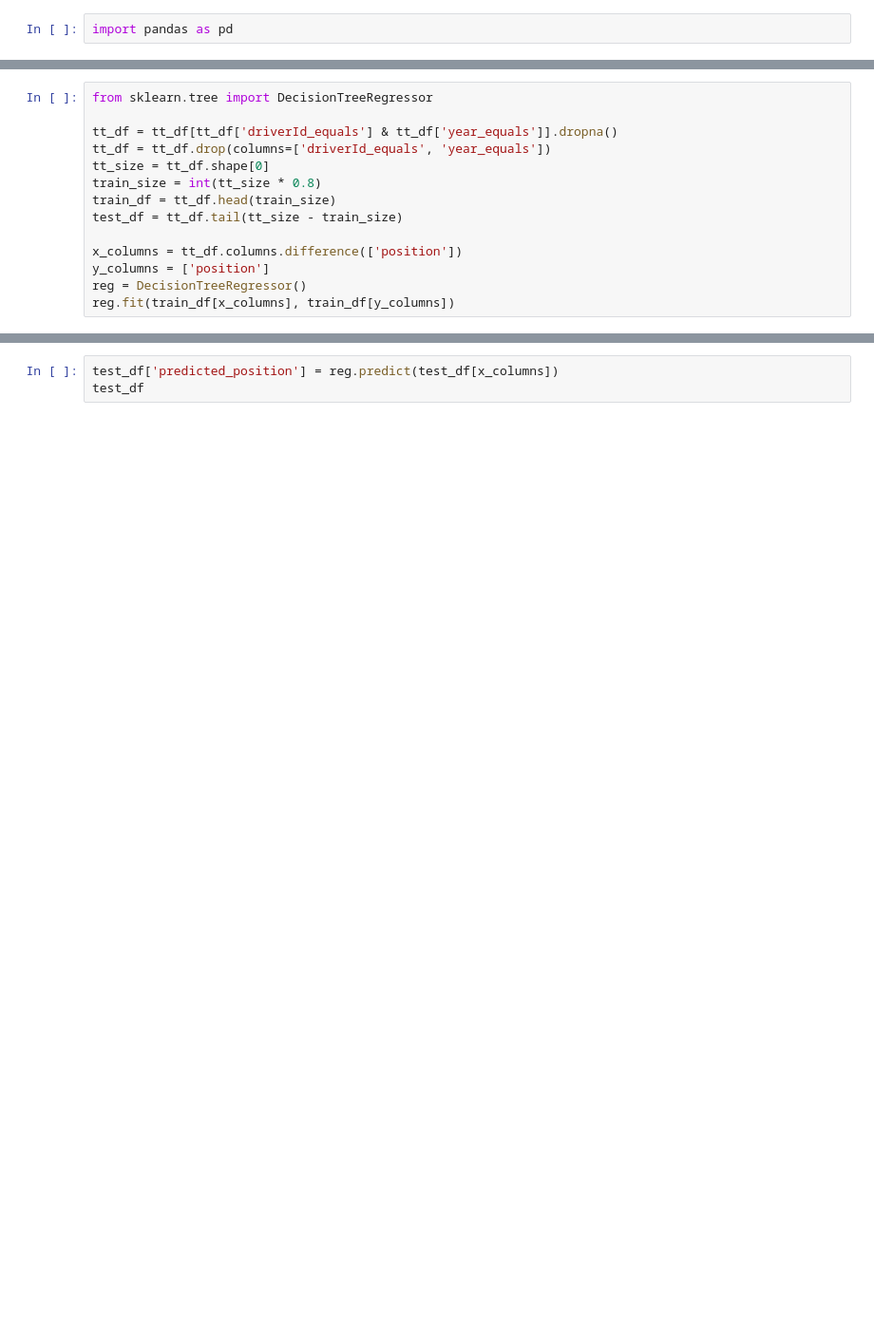
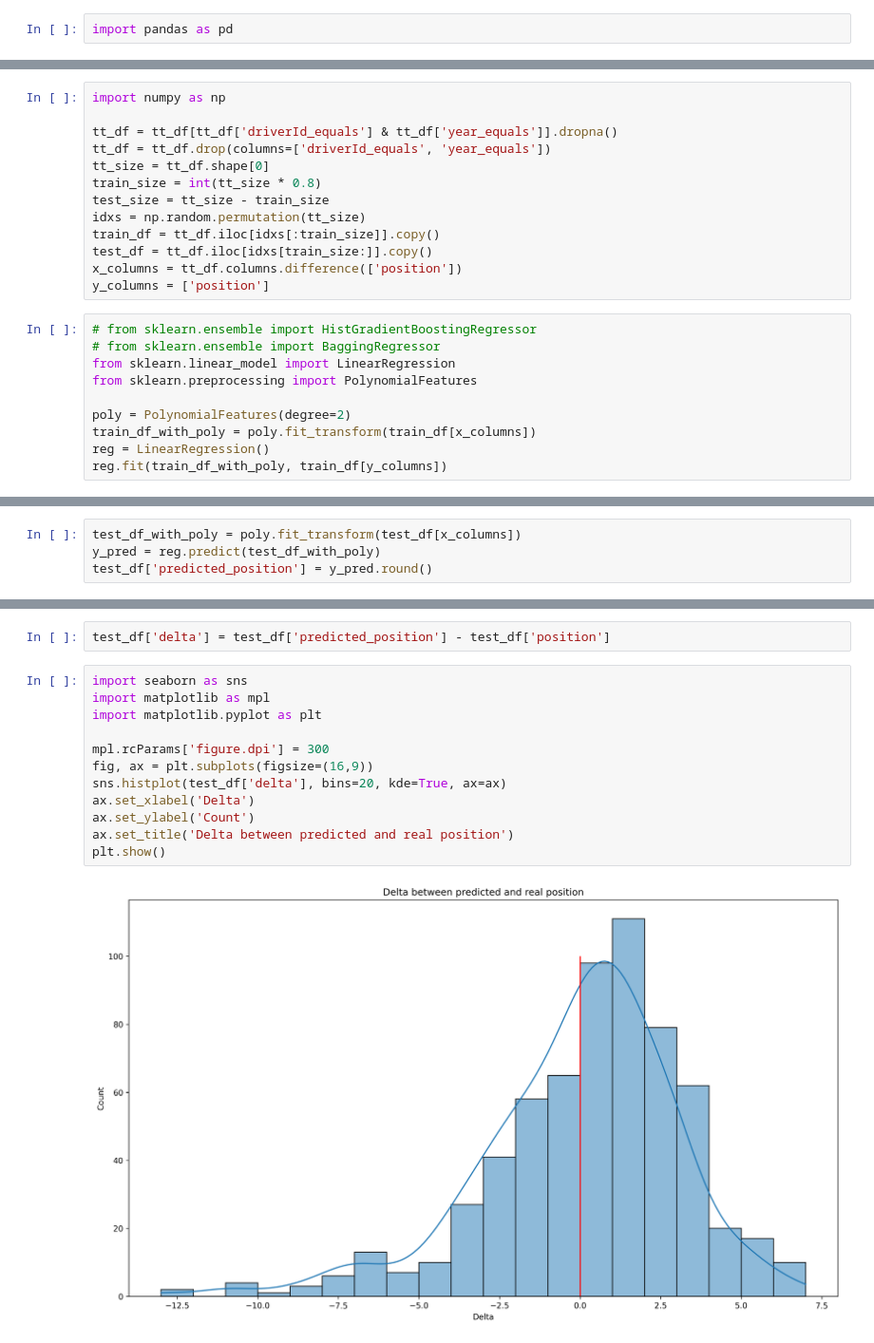
Before and after one commit to GuiCT/data-science-uni, a Jupyter notebook: predictive.ipynb, the cells around one changed output, grey strips where cells are left out. Shown at 95% size. Saved outputs shown, nothing was run; the diff lists cells and outputs as text; blank space fills up the shorter version.

```diff
--- a/predictive.ipynb
+++ b/predictive.ipynb
@@ -123,14 +301,23 @@ tt_df[tt_df['driverId_equals'] & tt_df['year_equals']].dropna().shape
 # %%
-from sklearn.tree import DecisionTreeRegressor
+import numpy as np
 
 tt_df = tt_df[tt_df['driverId_equals'] & tt_df['year_equals']].dropna()
 tt_df = tt_df.drop(columns=['driverId_equals', 'year_equals'])
 tt_size = tt_df.shape[0]
 train_size = int(tt_size * 0.8)
-train_df = tt_df.head(train_size)
-test_df = tt_df.tail(tt_size - train_size)
-
+test_size = tt_size - train_size
+idxs = np.random.permutation(tt_size)
+train_df = tt_df.iloc[idxs[:train_size]].copy()
+test_df = tt_df.iloc[idxs[train_size:]].copy()
 x_columns = tt_df.columns.difference(['position'])
 y_columns = ['position']
-reg = DecisionTreeRegressor()
-reg.fit(train_df[x_columns], train_df[y_columns])
+# %%
+# from sklearn.ensemble import HistGradientBoostingRegressor
+# from sklearn.ensemble import BaggingRegressor
+from sklearn.linear_model import LinearRegression
+from sklearn.preprocessing import PolynomialFeatures
+
+poly = PolynomialFeatures(degree=2)
+train_df_with_poly = poly.fit_transform(train_df[x_columns])
+reg = LinearRegression()
+reg.fit(train_df_with_poly, train_df[y_columns])
@@ -136,0 +326,4 @@ reg.fit(train_df[x_columns], train_df[y_columns])
+# %%
+test_df_with_poly = poly.fit_transform(test_df[x_columns])
+y_pred = reg.predict(test_df_with_poly)
+test_df['predicted_position'] = y_pred.round()
@@ -137,3 +340,16 @@ reg.fit(train_df[x_columns], train_df[y_columns])
 # %%
-test_df['predicted_position'] = reg.predict(test_df[x_columns])
-test_df
+test_df['delta'] = test_df['predicted_position'] - test_df['position']
+# %%
+import seaborn as sns
+import matplotlib as mpl
+import matplotlib.pyplot as plt
+
+mpl.rcParams['figure.dpi'] = 300
+fig, ax = plt.subplots(figsize=(16,9))
+sns.histplot(test_df['delta'], bins=20, kde=True, ax=ax)
+ax.set_xlabel('Delta')
+ax.set_ylabel('Count')
+ax.set_title('Delta between predicted and real position')
+plt.show()
+# %% [output]
+[figure, added]
```
Also changed, not shown: parts of 21 cells of this notebook.
